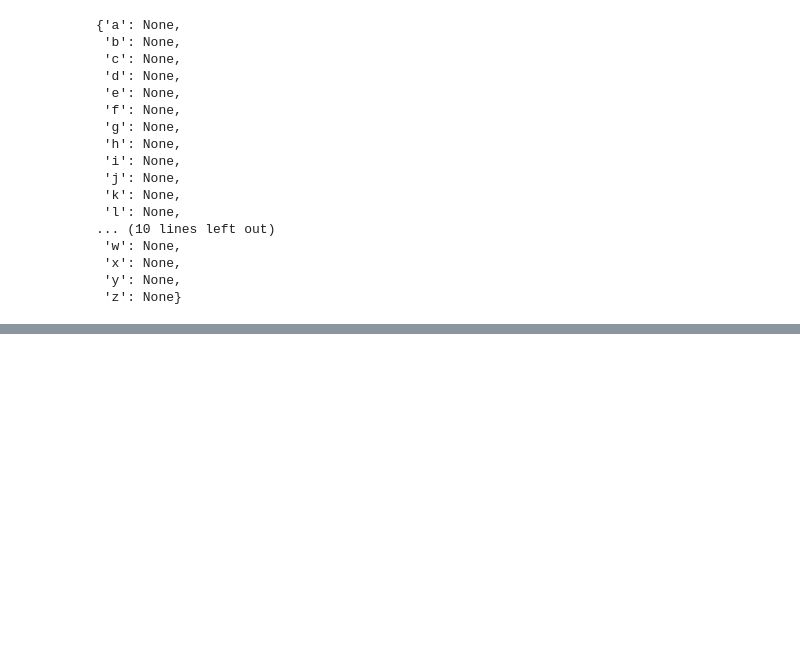
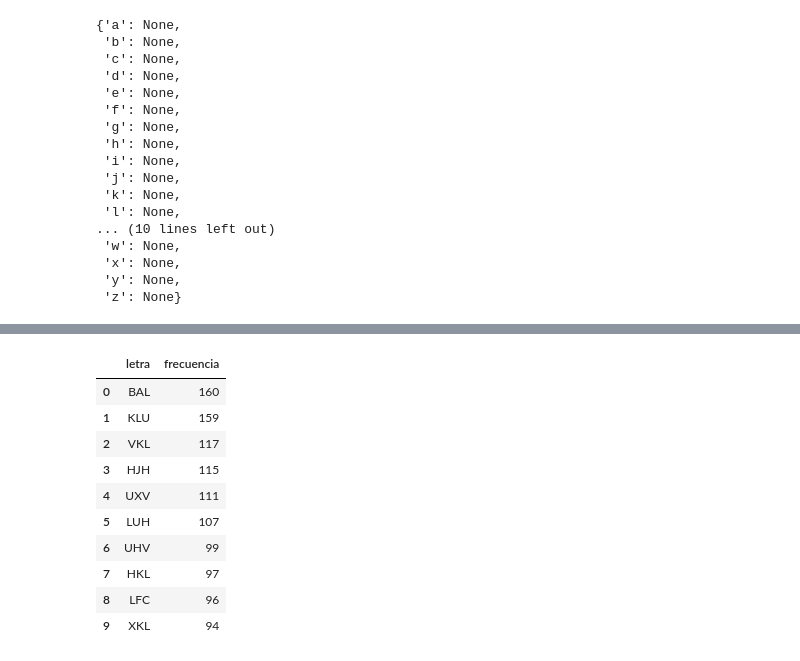
Before and after one commit to EnriqueBatista21/Phyton, a Jupyter notebook: Curso_Linux/analisis_frecuencia.ipynb, the cells around one changed output, grey strips where cells are left out. Drawn from its saved outputs; the diff is of its cells as text; code cells hidden in the pictures; blank space fills up the shorter version.

```diff
--- a/Curso_Linux/analisis_frecuencia.ipynb
+++ b/Curso_Linux/analisis_frecuencia.ipynb
@@ -115,0 +136,15 @@ alfabeto_permutado = {
+# %%
+trigramas_cifrado = leer_texto_cifrado('/Users/User/Documents/Phyton/Curso_Linux/texto_cifrado.txt',3)
+trigramas_cifrado.head(10)
+# %% [output]
+|  | letra | frecuencia |
+| 0 | BAL | 160 |
+| 1 | KLU | 159 |
+| 2 | VKL | 117 |
+| 3 | HJH | 115 |
+| 4 | UXV | 111 |
+| 5 | LUH | 107 |
+| 6 | UHV | 99 |
+| 7 | HKL | 97 |
+| 8 | LFC | 96 |
+| 9 | XKL | 94 |
```
Also changed, not shown: parts of 15 cells of this notebook.
